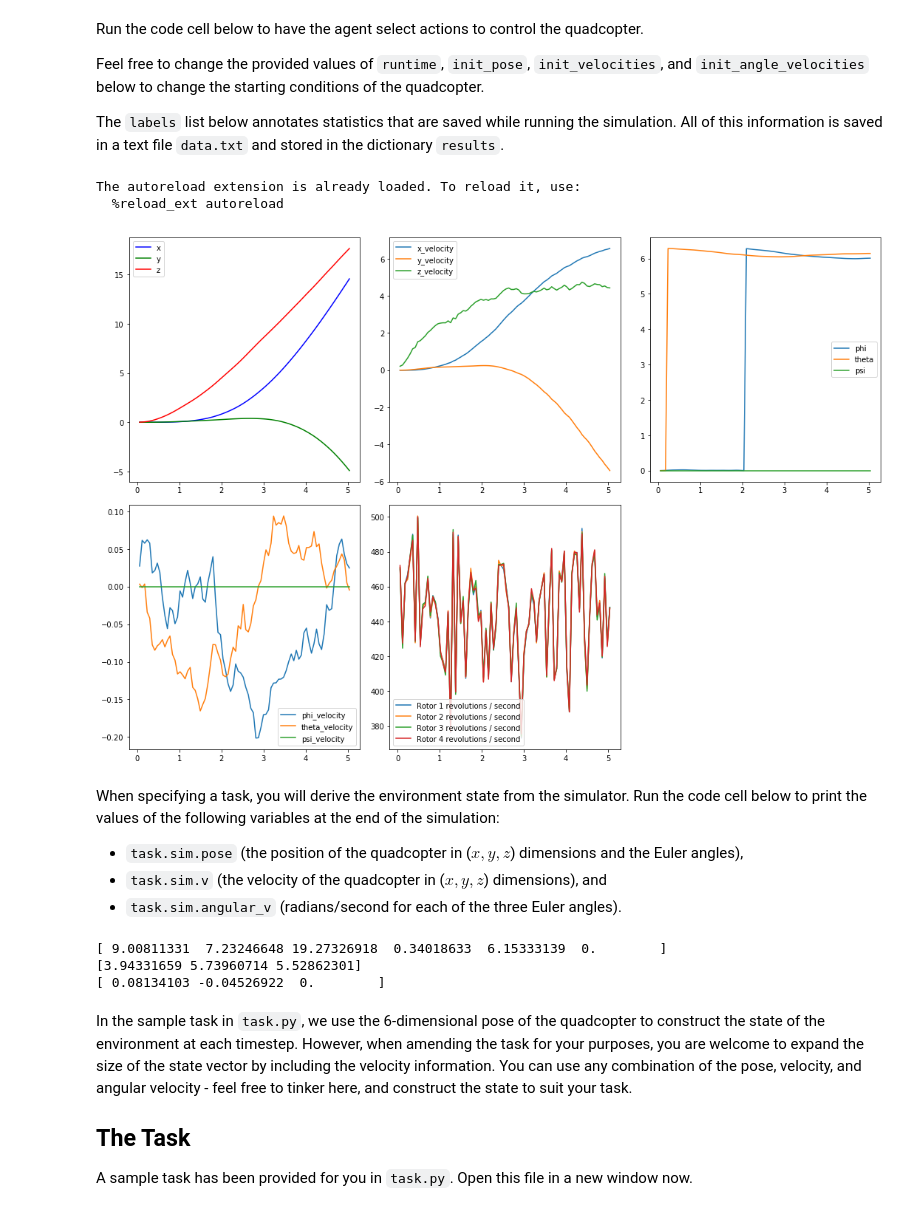
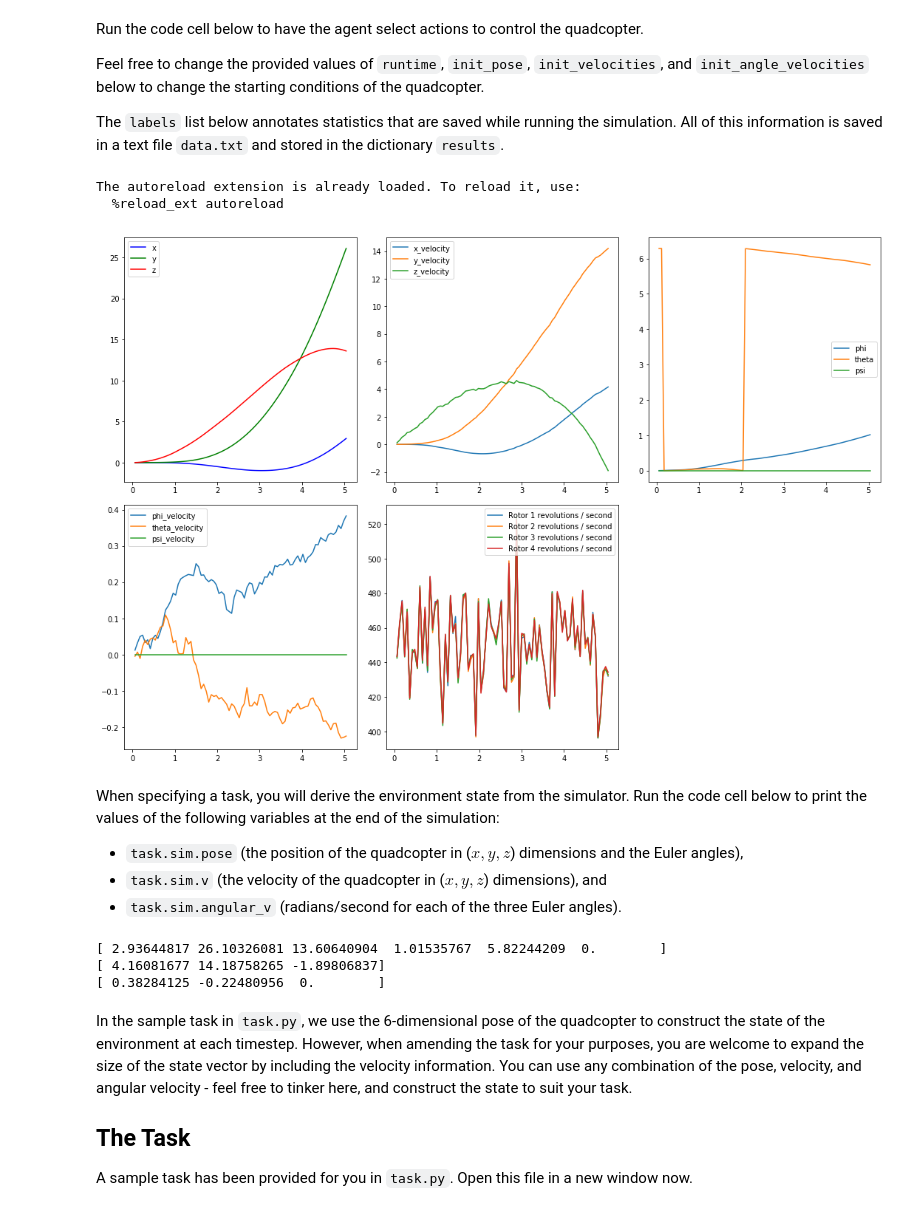
Before and after one commit to KnollFrank/RL-Quadcopter-2, a Jupyter notebook: Quadcopter_Project.ipynb, the cells around one changed output. Cells and saved outputs as stored; diff of their text form; code cells hidden in the pictures.

```diff
--- a/Quadcopter_Project.ipynb
+++ b/Quadcopter_Project.ipynb
@@ -155,27 +155,27 @@ def plot_average_rewards_per_episode(average_rewards_per_episode):
 # %%
 %load_ext autoreload
 %autoreload 2
 
 import csv
 import numpy as np
-from tasks.task import Task
+from tasks.target_pos_task import TargetPosTask
 
 # Modify the values below to give the quadcopter a different starting position.
 runtime = 5.                                     # time limit of the episode
 init_pose = np.array([0., 0., 0., 0., 0., 0.])   # initial pose
 init_velocities = np.array([0., 0., 0.])         # initial velocities
 init_angle_velocities = np.array([0., 0., 0.])   # initial angle velocities
 
 # Setup
-task = Task(init_pose, init_velocities, init_angle_velocities, runtime)
+task = TargetPosTask(init_pose, init_velocities, init_angle_velocities, runtime)
 agent = Basic_Agent(task)
 
 results = evaluate(agent, task)
 plot(results)
 # %% [output]
 The autoreload extension is already loaded. To reload it, use:
   %reload_ext autoreload
-[figure, old version]
+[figure, new version]
 # %% [markdown]
 When specifying a task, you will derive the environment state from the simulator.  Run the code cell below to print the values of the following variables at the end of the simulation:
 - `task.sim.pose` (the position of the quadcopter in ($x,y,z$) dimensions and the Euler angles),
@@ -187,9 +187,9 @@ print(task.sim.pose)
 print(task.sim.v)
 print(task.sim.angular_v)
 # %% [output]
-[ 9.00811331  7.23246648 19.27326918  0.34018633  6.15333139  0.        ]
-[3.94331659 5.73960714 5.52862301]
-[ 0.08134103 -0.04526922  0.        ]
+[ 2.93644817 26.10326081 13.60640904  1.01535767  5.82244209  0.        ]
+[ 4.16081677 14.18758265 -1.89806837]
+[ 0.38284125 -0.22480956  0.        ]
 # %% [markdown]
 In the sample task in `task.py`, we use the 6-dimensional pose of the quadcopter to construct the state of the environment at each timestep.  However, when amending the task for your purposes, you are welcome to expand the size of the state vector by including the velocity information.  You can use any combination of the pose, velocity, and angular velocity - feel free to tinker here, and construct the state to suit your task.
 
```
Also changed, not shown: parts of 9 cells of this notebook, 2 other files.
